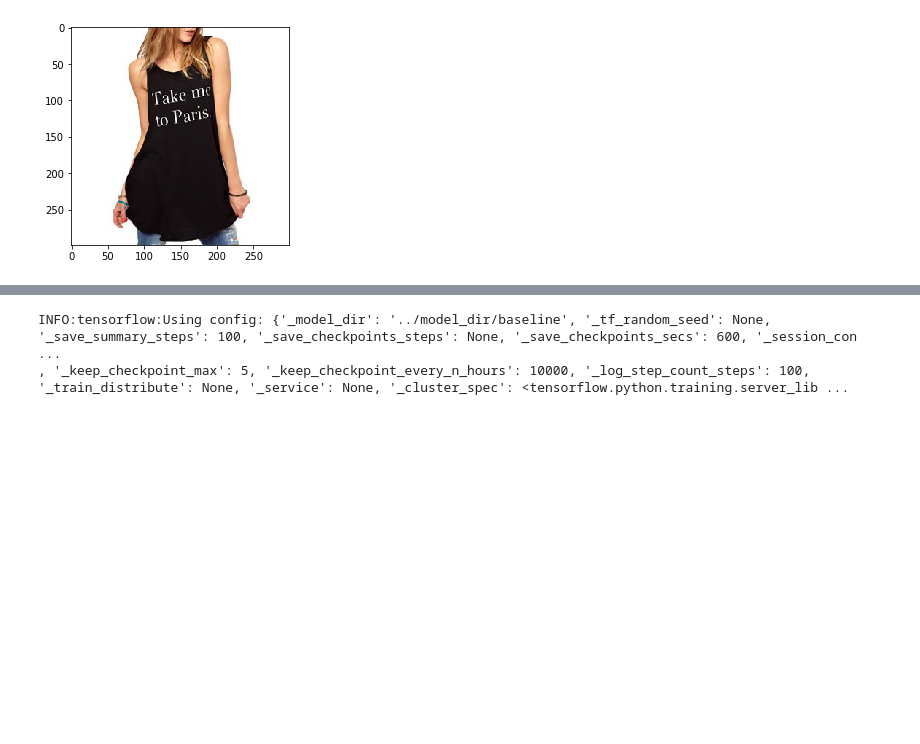
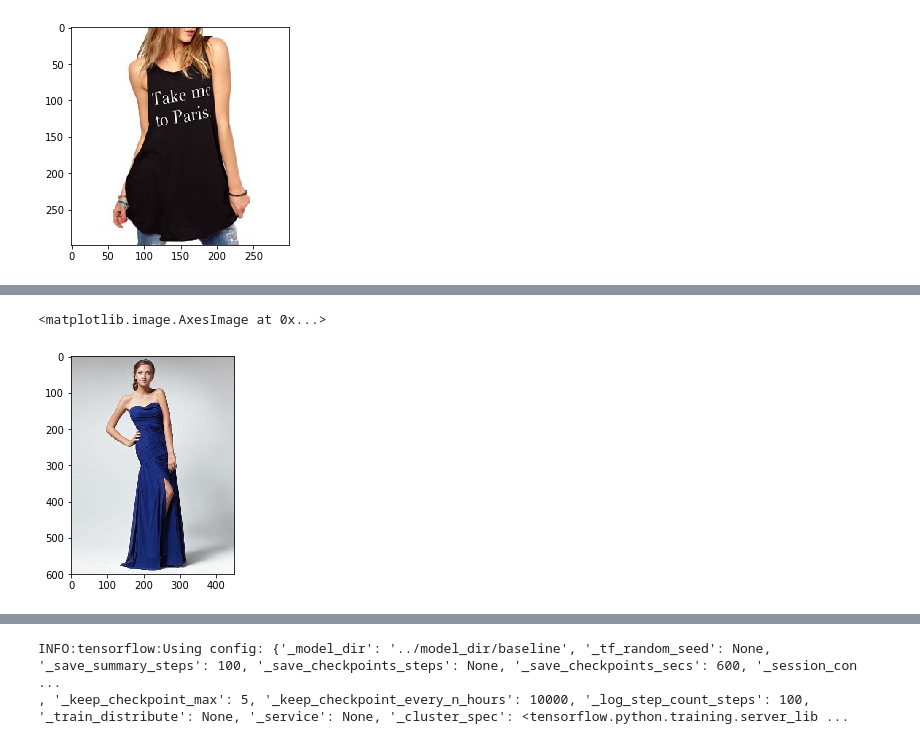
Before and after one commit to minfawang/cs231n-fashion, a Jupyter notebook: code/estimator.ipynb, the cells around one changed output, grey strips where cells are left out. Cells and saved outputs as stored; diff of their text form; code cells hidden in the pictures; blank space fills up the shorter version.

```diff
--- a/code/estimator.ipynb
+++ b/code/estimator.ipynb
@@ -157,0 +214,5 @@ with tf.Session() as sess:
+# %%
+plt.imshow(Image.open("/home/fashion/data/validation_images/3.jpg"))
+# %% [output]
+<matplotlib.image.AxesImage at 0x...>
+[figure, added]
```
Also changed, not shown: parts of 4 cells of this notebook, 6 other files.
